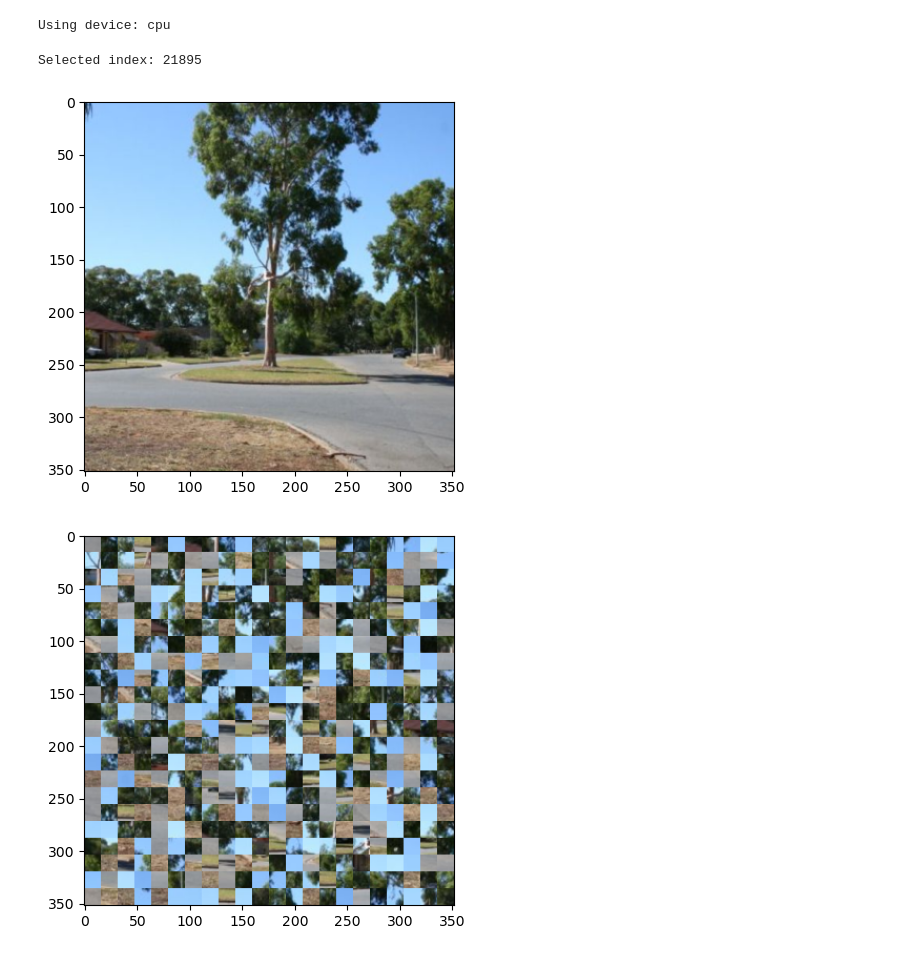
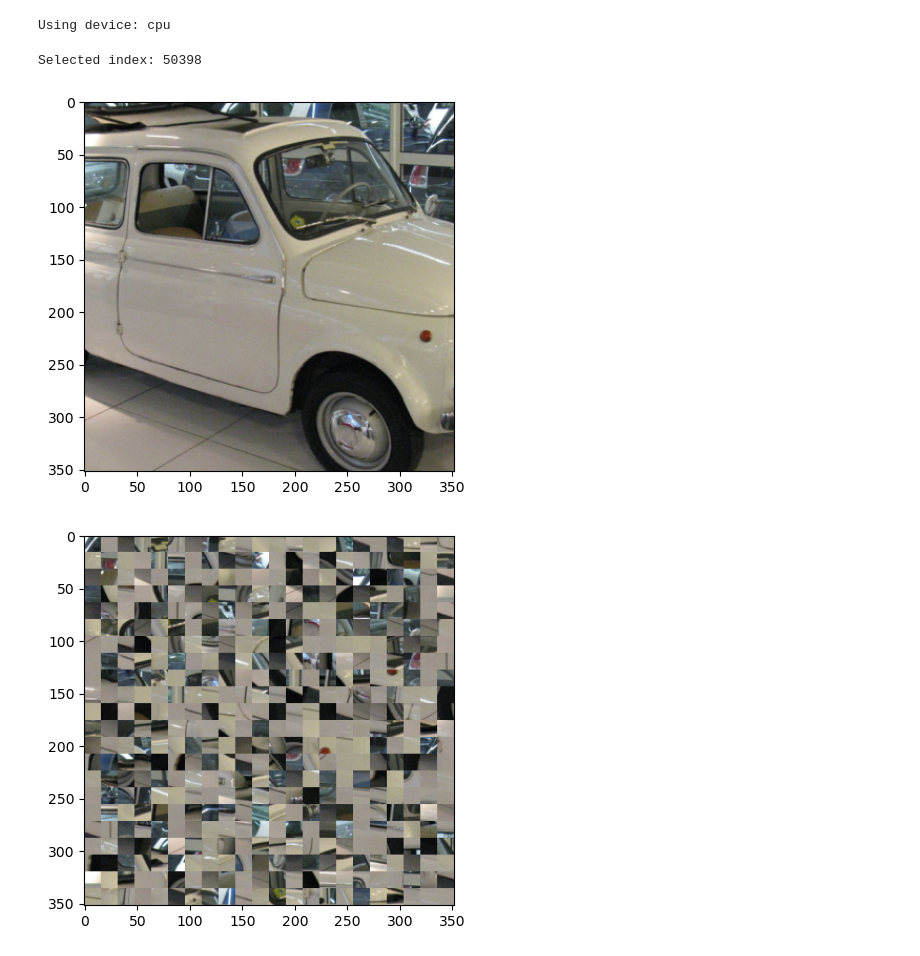
Before and after one commit to Unturned3/vlr-project, a Jupyter notebook: demo.ipynb, the cells around one changed output. Drawn from its saved outputs; the diff is of its cells as text; code cells hidden in the pictures.

```diff
--- a/demo.ipynb
+++ b/demo.ipynb
@@ -26,20 +27,26 @@ vit = vit.eval()
 dataset = ImageDataset(cfg.data_dir, cfg.image_paths_pkl)
 # %%
-idx = randint(0, len(dataset) - 1)
+# idx = randint(0, len(dataset) - 1)
+idx = 50398
 print(f'Selected index: {idx}')
 img = vit_trainer.resize_image(dataset[idx])
 
 plt.imshow(img.permute(1, 2, 0))
 plt.show()
 # %% [output]
-Selected index: 21895
+Selected index: 50398
-[figure, old version]
+[figure, new version]
 # %%
-p_img, _ = permute_image(img, patch_size=cfg.patch_size)
+if False:
+    gt_perm = torch.arange(cfg.num_patches)
+else:
+    gt_perm = None
+
+p_img, gt_perm = permute_image(img, patch_size=cfg.patch_size, perm=gt_perm)
 plt.imshow(p_img.permute(1, 2, 0))
 plt.show()
 # %% [output]
-[figure, old version]
+[figure, new version]
 # %%
 with torch.no_grad():
     x = p_img.unsqueeze(0).to(device)
```
Also changed, not shown: parts of 12 cells of this notebook, 4 other files.
